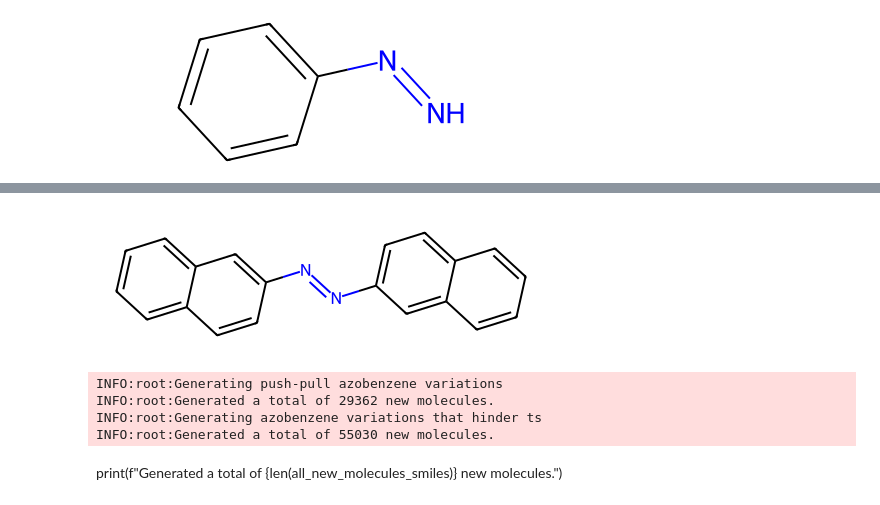
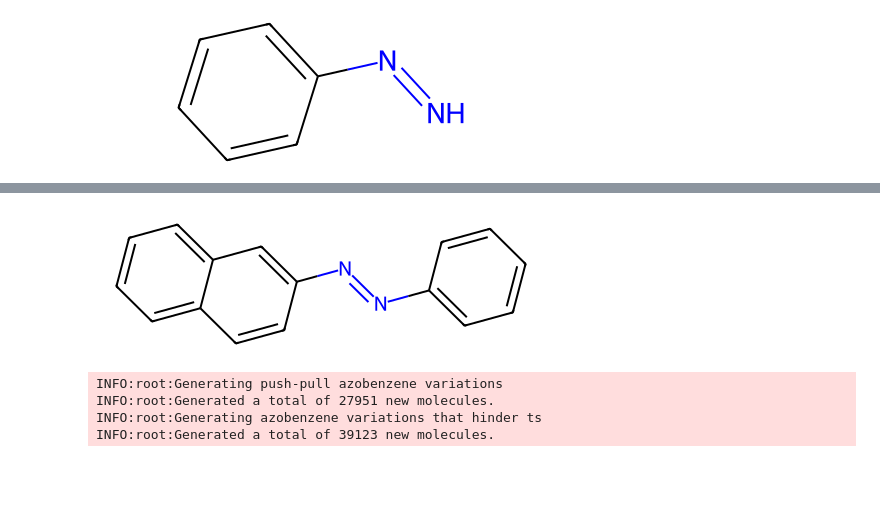
Before and after one commit to BerlinObel/xTB, a Jupyter notebook: generate_azobenzenes.ipynb, the cells around one changed output, grey strips where cells are left out. Saved outputs shown, nothing was run; the diff lists cells and outputs as text; code cells hidden in the pictures; blank space fills up the shorter version.

```diff
--- a/generate_azobenzenes.ipynb
+++ b/generate_azobenzenes.ipynb
@@ -416,28 +411,27 @@ INFO:root:Generated a total of 25362 new molecules.
 # %%
 # Load the azobenzene structure
-long_azobenzene = Chem.MolFromSmiles('c4ccc3cc(/N=N/c2ccc1ccccc1c2)ccc3c4')
-# add_atom_numbers(long_azobenzene)
+long_azobenzene = Chem.MolFromSmiles('c4ccc3cc(/N=N/c1ccccc1)ccc3c4')
 long_azobenzene
 # %% [output]
-[figure, old version]
+[figure, new version]
 # %%
 # Generate azobenzene variations
 azobenzene = long_azobenzene
 
 
-ortho_positions = [4, 18, 9, 17]
-meta_positions = [2, 21, 19, 10, 12, 15]
-para_positions = [0, 1, 13, 14]
+ortho_positions = [4, 14, 9, 13]
+meta_positions = [2, 17, 10, 12]
+para_positions = [0, 1, 11]
 
-left_ring = [0, 1, 4, 18, 2, 21, 19]
-left_ring_meta = [2, 21]
-left_ring_ortho = [4, 18]
+left_ring = [0, 1, 4, 18]
+left_ring_meta = [2, 17]
+left_ring_ortho = [4, 14]
 left_ring_para = [0]
 
-right_ring = [10, 12, 15, 13, 14, 9, 17]
-right_ring_meta = [12, 15]
-right_ring_ortho = [9, 17]
-right_ring_para = [13]
+right_ring = [10, 12, 13, 9]
+right_ring_meta = [12, 10]
+right_ring_ortho = [9, 13]
+right_ring_para = [11]
 max_subs_para = 1
 max_subs_ortho = 2
 max_subs_meta = 2
@@ -482,9 +476,9 @@ logging.info(
     f"Generated a total of {len(all_new_molecules)} new molecules.")
 # %% [output]
 INFO:root:Generating push-pull azobenzene variations
-INFO:root:Generated a total of 29362 new molecules.
+INFO:root:Generated a total of 27951 new molecules.
 INFO:root:Generating azobenzene variations that hinder ts
-INFO:root:Generated a total of 55030 new molecules.
+INFO:root:Generated a total of 39123 new molecules.
 # %%
 input_df = pd.DataFrame(
     columns=['comp_name', 'smiles', 'charge', 'multiplicity'])
@@ -500,8 +494,6 @@ for smiles in tqdm(all_new_molecules.smiles()):
 
 # input_df['molecular_weight'] = input_df['smiles'].apply(
 #     lambda x: Descriptors.MolWt(Chem.MolFromSmiles(x)))
-# %% [markdown]
-print(f"Generated a total of {len(all_new_molecules_smiles)} new molecules.")
 # %%
 # save to csv
 input_df.to_csv('molecules.csv', index=False)
```
Also changed, not shown: parts of 14 cells of this notebook, 5 other files.
